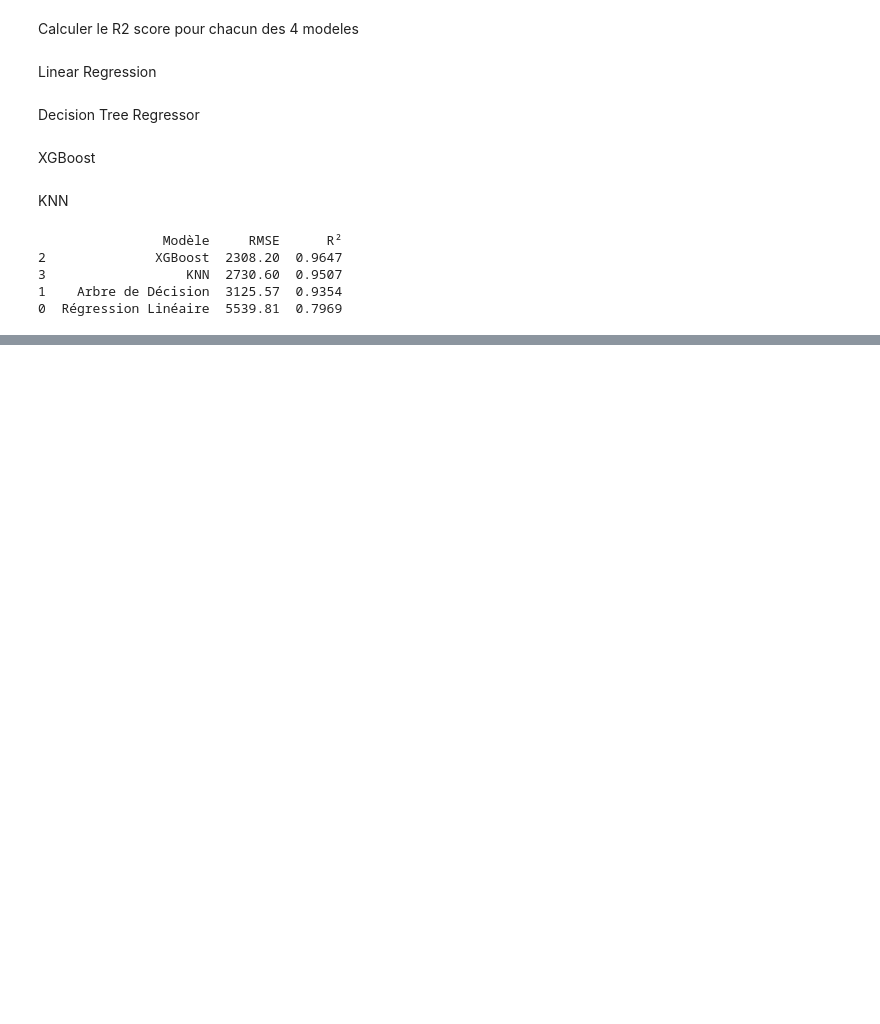
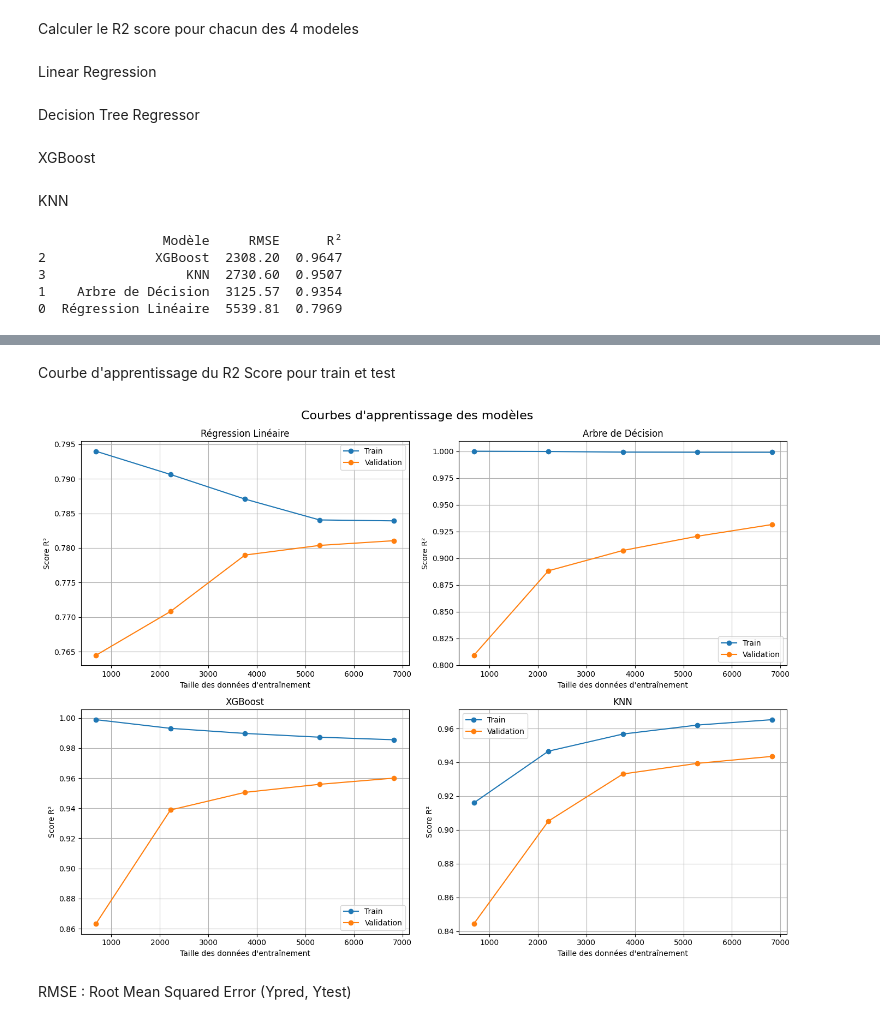
Before and after one commit to Ousoka/prix_voiture_audi_dl, a Jupyter notebook: Car_Price_ASB_OK.ipynb, the cells around one changed output, grey strips where cells are left out. Drawn from its saved outputs; the diff is of its cells as text; code cells hidden in the pictures; blank space fills up the shorter version.

```diff
--- a/Car_Price_ASB_OK.ipynb
+++ b/Car_Price_ASB_OK.ipynb
@@ -619,3 +607,19 @@ print(results_df)
 3                  KNN  2730.60  0.9507
 1    Arbre de Décision  3125.57  0.9354
 0  Régression Linéaire  5539.81  0.7969
+# %%
+xgb_model = models["XGBoost"]
+
+# Récupérer l'importance des features (après .fit())
+importances = xgb_model.feature_importances_
+
+# Associer aux noms des colonnes
+features = pd.Series((importances/importances.sum())*100, index=X_train_scaled.columns)
+
+# Trier par importance décroissante
+top_features = features.sort_values(ascending=False).head(5).round(2)
+
+
+# Affichage
+print("Selon XGBoost, voici le top 5 des variables les plus importantes :\n")
+print(top_features)
@@ -621,0 +703,57 @@ print(results_df)
+# %% [markdown]
+Courbe d'apprentissage du R2 Score pour train et test
+# %%
+from sklearn.model_selection import learning_curve
+import matplotlib.pyplot as plt
+import numpy as np
+
+# Utiliser les mêmes modèles que précédemment
+from sklearn.linear_model import LinearRegression
+from sklearn.tree import DecisionTreeRegressor
+from xgboost import XGBRegressor
+from sklearn.neighbors import KNeighborsRegressor
+
+models = {
+    "Régression Linéaire": LinearRegression(),
+    "Arbre de Décision": DecisionTreeRegressor(random_state=42),
+    "XGBoost": XGBRegressor(random_state=42, n_estimators=100, verbosity=0),
+    "KNN": KNeighborsRegressor(n_neighbors=5)
+}
+
+plt.figure(figsize=(14, 10))
+
+# Afficher une courbe par modèle
+for i, (name, model) in enumerate(models.items(), 1):
+    plt.subplot(2, 2, i)
+
+    train_sizes, train_scores, test_scores = learning_curve(
+        model,
+        X_train_scaled,
+        y_train,
+        scoring='r2',
+        train_sizes=np.linspace(0.1, 1.0, 5),
+        cv=5,
+        n_jobs=-1
+    )
+
+    # Moyennes et écarts-types
+    train_scores_mean = np.mean(train_scores, axis=1)
+    test_scores_mean = np.mean(test_scores, axis=1)
+
+    # Courbes
+    plt.plot(train_sizes, train_scores_mean, 'o-', label='Train')
+    plt.plot(train_sizes, test_scores_mean, 'o-', label='Validation')
+
+    plt.title(name)
+    plt.xlabel("Taille des données d'entraînement")
+    plt.ylabel("Score R²")
+    plt.grid(True)
+    plt.legend()
+
+plt.tight_layout()
+plt.suptitle("Courbes d'apprentissage des modèles", fontsize=16, y=1.02)
+plt.show()
+# %% [output]
+[figure, added]
+# %% [markdown]
+RMSE : Root Mean Squared Error (Ypred, Ytest)
```
Also changed, not shown: parts of 8 cells of this notebook.
